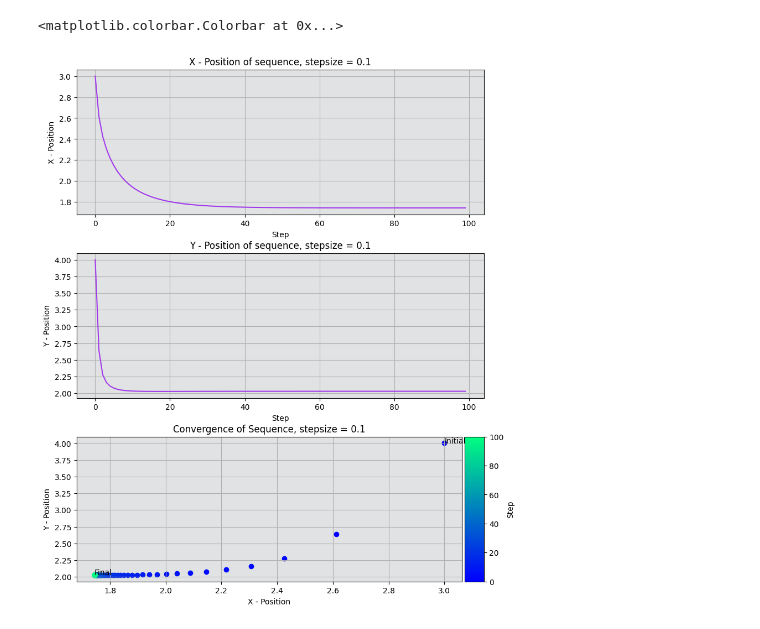
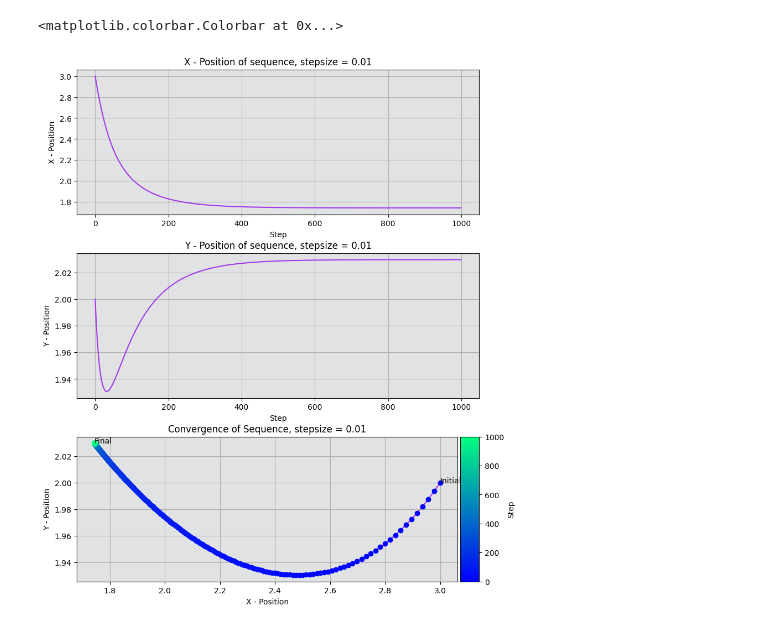
Before and after one commit to CalebDerrickson/GradCourses, a Jupyter notebook: Quarter 2/Nonlinear Optimization/Homework/Homework1/newtonMethon.ipynb, the cells around one changed output. Cells and saved outputs as stored; diff of their text form; code cells hidden in the pictures.

```diff
--- a/Quarter 2/Nonlinear Optimization/Homework/Homework1/newtonMethon.ipynb
+++ b/Quarter 2/Nonlinear Optimization/Homework/Homework1/newtonMethon.ipynb
@@ -40,39 +40,41 @@ def newtonseq(x0, k, stepsize) :
 
     return newtonseq
 # %%
-stepsize = 0.1
-xk = newtonseq([3, 4], 100, stepsize)
+stepsize = 0.01
+xk = newtonseq([3, 2], 1000, stepsize)
 fig, axs = plt.subplots(3, 1, figsize = (8, 10))
 
 #I wanted a color gradient that goes between two dark colors.
 #winter was the only one I could find.
 cm = matplotlib.colormaps['winter']
 norm = color.Normalize(vmin=0, vmax=len(xk[:, 1]))
 
 titles = ['X', 'Y']
 for i in [0, 1, 2]:
     if i != 2:
         axs[i].plot(xk[:, i], c = "#A23BEC")
         axs[i].set_xlabel("Step")
         axs[i].set_ylabel(f'{titles[i]} - Position')
         axs[i].set_title(f'{titles[i]} - Position of sequence, stepsize = {stepsize}')
     else :
+
         for j in range(len(xk[:, 0])):
-            axs[i].scatter(xk[j, 0], xk[j, 1], c=[cm(norm(j))])
+            axs[i].scatter(xk[j, 0], xk[j, 1], c=[cm(norm(j))], zorder = 2)
+        axs[i].plot(xk[:, 0], xk[:, 1], c="#A23BEC", linewidth=1.5, zorder = 1)
         axs[i].set_title(f'Convergence of Sequence, stepsize = {stepsize}')
         axs[i].set_xlabel("X - Position")
         axs[i].set_ylabel("Y - Position")
         axs[i].annotate('Initial', xy = (xk[0, 0], xk[0, 1]))
         axs[i].annotate('Final', xy = (xk[-1, 0], xk[-1, 1]))
 
     axs[i].set_facecolor("#e1e2e3")
     axs[i].grid(True)
 
 
 divider = make_axes_locatable(axs[-1])
 cax = divider.append_axes('right', size='5%', pad=0.05)
 fig.tight_layout(pad = 0.3)
 fig.colorbar(plt.cm.ScalarMappable(norm = norm, cmap = cm), ax = axs[-1], label = 'Step', cax=cax)
 # %% [output]
 <matplotlib.colorbar.Colorbar at 0x...>
-[figure, old version]
+[figure, new version]
```
Also changed, not shown: 3 other files.
